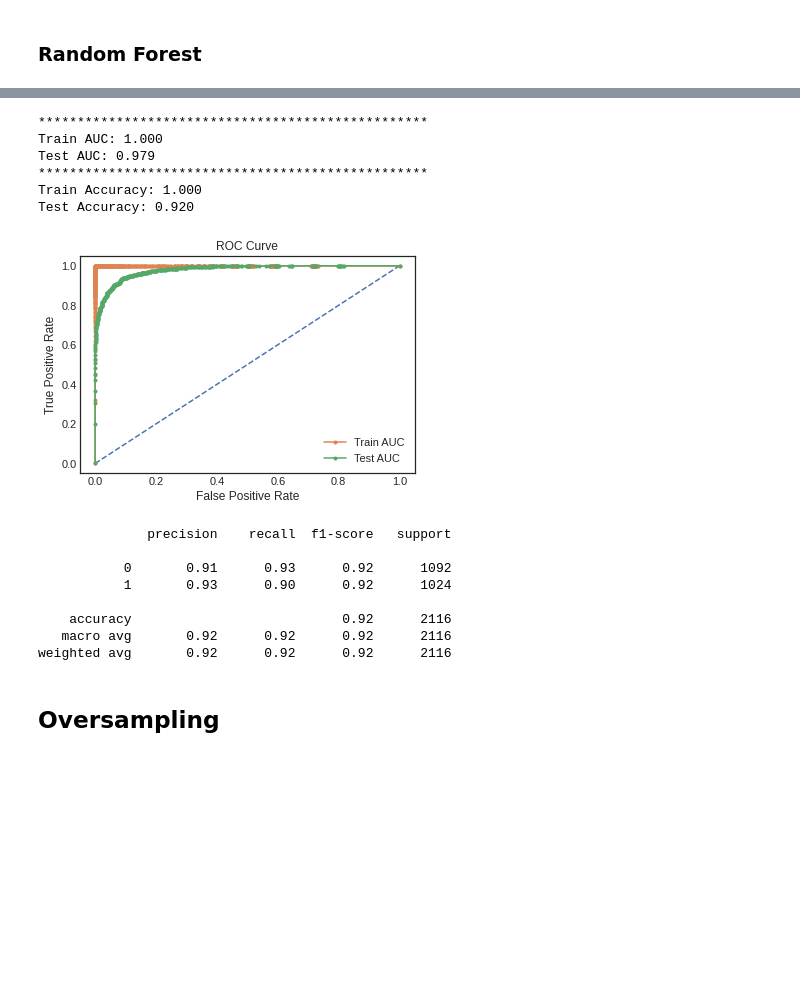
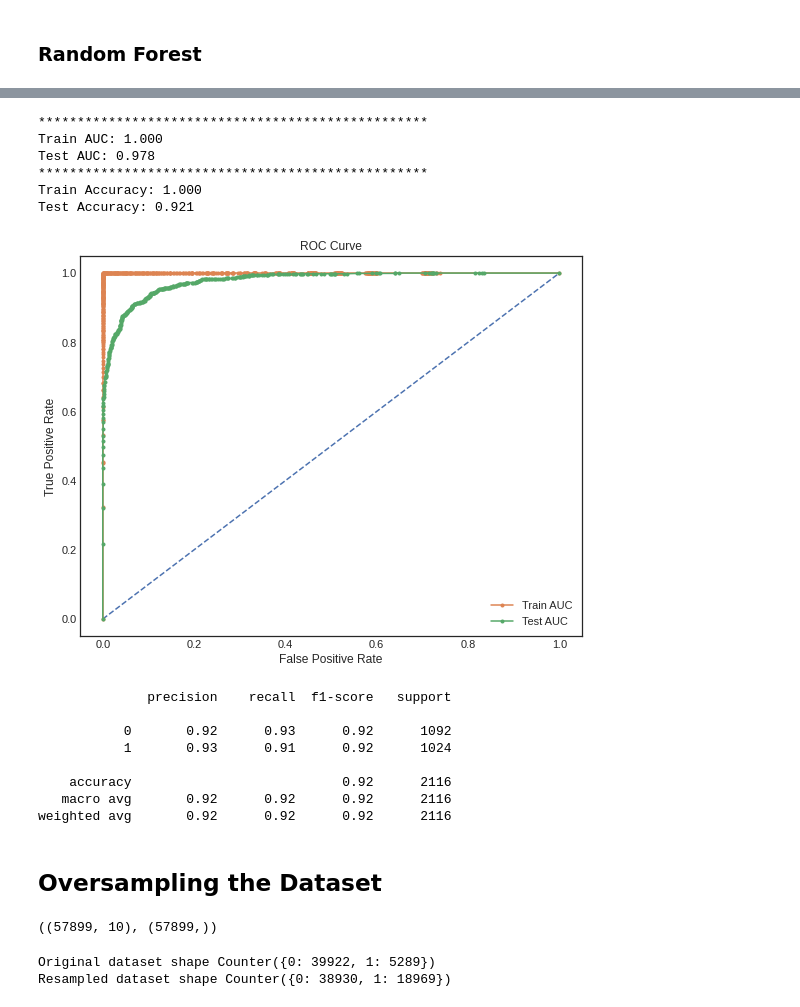
Before and after one commit to sagarrokad1/Bank-Marketing-Effectiveness-Prediction, a Jupyter notebook: Self_Notebook_of_Bank_Marketing_Effectiveness_Prediction_Capstone_Project.ipynb, the cells around one changed output, grey strips where cells are left out. Cells and saved outputs as stored; diff of their text form; code cells hidden in the pictures; blank space fills up the shorter version.

```diff
--- a/Self_Notebook_of_Bank_Marketing_Effectiveness_Prediction_Capstone_Project.ipynb
+++ b/Self_Notebook_of_Bank_Marketing_Effectiveness_Prediction_Capstone_Project.ipynb
@@ -714,7 +727,7 @@ weighted avg       0.89      0.89      0.89      2116
 # %%
 params = {'n_estimators':[75, 100, 250, 500], 'max_depth':[3, 5, 10, 15, 25]}
 model = RandomForestClassifier(class_weight='balanced', n_jobs=-1)
-clf = RandomizedSearchCV(model, param_distributions=params, cv=5, scoring='roc_auc', random_state=42, n_jobs=-1, return_train_score=True,verbose=500000000000)
+clf = RandomizedSearchCV(model, param_distributions=params, cv=5, scoring='roc_auc', random_state=42, n_jobs=-1, return_train_score=True)
 clf.fit(x_train, y_train)
 print('Best parameters:  {}'.format(clf.best_params_))
 print('Best score: {}'.format(clf.best_score_))
@@ -749,49 +747,50 @@ y_probs_train = y_probs_train[:, 1]
 y_probs_test = y_probs_test[:, 1]
 
 # calculate AUC and Accuracy
+plt.figure(figsize=(9,7))
 train_auc = roc_auc_score(y_train, y_probs_train)
 test_auc = roc_auc_score(y_test, y_probs_test)
 train_acc = accuracy_score(y_train, y_predicted_train)
 test_acc = accuracy_score(y_test, y_predicted_test)
 print('*'*50)
 print('Train AUC: %.3f' % train_auc)
 print('Test AUC: %.3f' % test_auc)
 print('*'*50)
 print('Train Accuracy: %.3f' % train_acc)
 print('Test Accuracy: %.3f' % test_acc)
 
 score['Random Forest'] = [test_auc, test_acc]
 
 # calculate roc curve
 train_fpr, train_tpr, train_thresholds = roc_curve(y_train, y_probs_train)
 test_fpr, test_tpr, test_thresholds = roc_curve(y_test, y_probs_test)
 plt.plot([0, 1], [0, 1], linestyle='--')
 # plot the roc curve for the model
 plt.plot(train_fpr, train_tpr, marker='.', label='Train AUC')
 plt.plot(test_fpr, test_tpr, marker='.', label='Test AUC')
 plt.legend()
 plt.xlabel("False Positive Rate")
 plt.ylabel("True Positive Rate")
 plt.title("ROC Curve")
 plt.show()
 # %% [output]
 **************************************************
 Train AUC: 1.000
-Test AUC: 0.979
+Test AUC: 0.978
 **************************************************
 Train Accuracy: 1.000
-Test Accuracy: 0.920
+Test Accuracy: 0.921
-[figure, old version]
+[figure, new version]
 # %%
 print(classification_report(y_test,y_predicted_test))
 # %% [output]
               precision    recall  f1-score   support
 
-           0       0.91      0.93      0.92      1092
-           1       0.93      0.90      0.92      1024
+           0       0.92      0.93      0.92      1092
+           1       0.93      0.91      0.92      1024
 
     accuracy                           0.92      2116
    macro avg       0.92      0.92      0.92      2116
 weighted avg       0.92      0.92      0.92      2116
 # %% [markdown]
-## **Oversampling**
+## **Oversampling the Dataset**
@@ -797,0 +800,10 @@ weighted avg       0.92      0.92      0.92      2116
+# %%
+X_train_res1.shape,y_train_res1.shape
+# %% [output]
+((57899, 10), (57899,))
+# %%
+print('Original dataset shape {}'.format(Counter(y)))
+print('Resampled dataset shape {}'.format(Counter(y_train_res1)))
+# %% [output]
+Original dataset shape Counter({0: 39922, 1: 5289})
+Resampled dataset shape Counter({0: 38930, 1: 18969})
```
Also changed, not shown: parts of 22 cells of this notebook.
